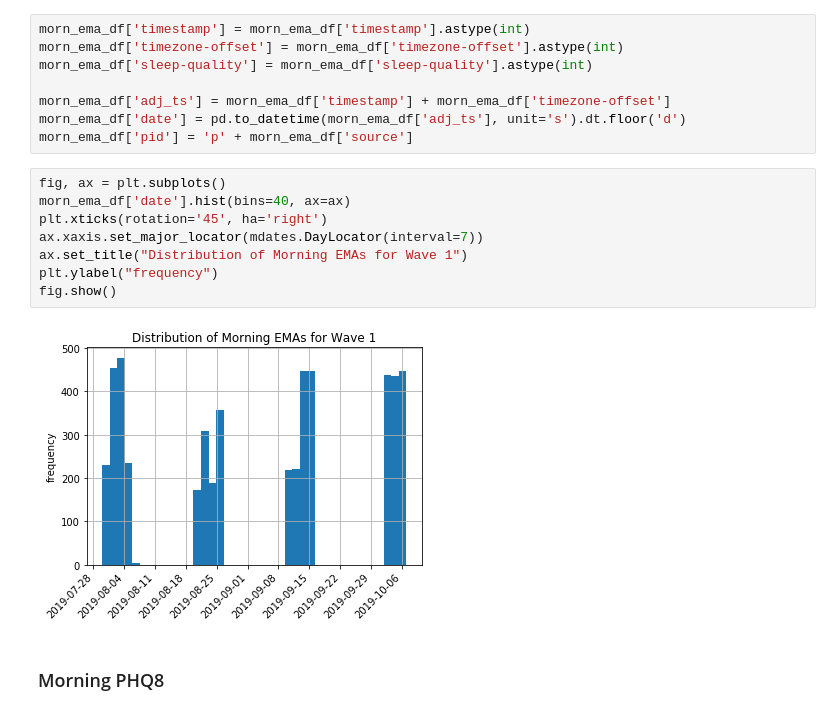
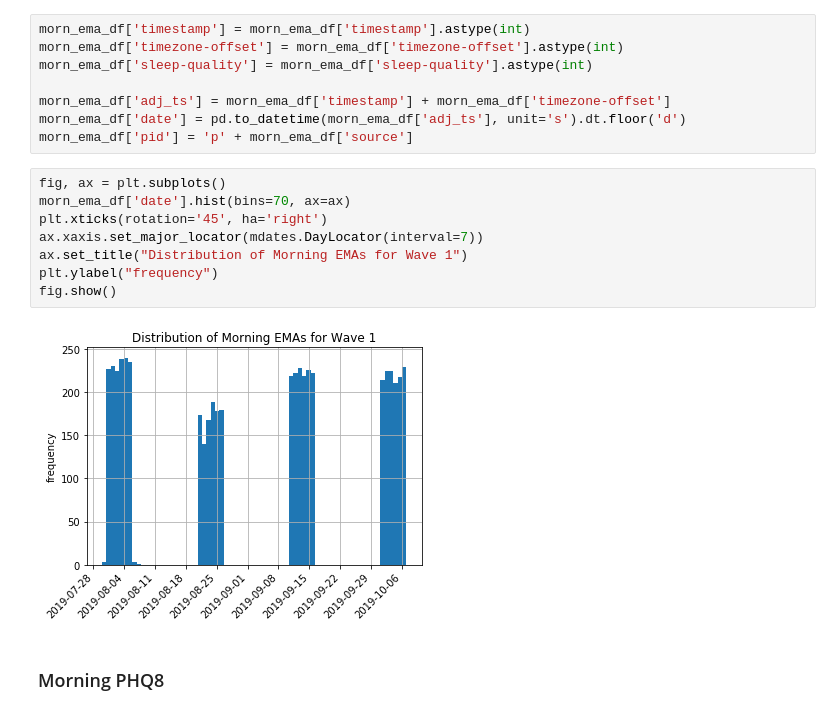
Before and after one commit to tliu526/lifesense, a Jupyter notebook: lifesense_ema_missingness.ipynb, the cells around one changed output. Cells and saved outputs as stored; diff of their text form.

```diff
--- a/lifesense_ema_missingness.ipynb
+++ b/lifesense_ema_missingness.ipynb
@@ -66,14 +66,14 @@ morn_ema_df['date'] = pd.to_datetime(morn_ema_df['adj_ts'], unit='s').dt.floor('
 morn_ema_df['pid'] = 'p' + morn_ema_df['source']
 # %%
 fig, ax = plt.subplots()
-morn_ema_df['date'].hist(bins=40, ax=ax)
+morn_ema_df['date'].hist(bins=70, ax=ax)
 plt.xticks(rotation='45', ha='right')
 ax.xaxis.set_major_locator(mdates.DayLocator(interval=7))
 ax.set_title("Distribution of Morning EMAs for Wave 1")
 plt.ylabel("frequency")
 fig.show()
 # %% [output]
-[figure, old version]
+[figure, new version]
 # %% [markdown]
 ### Morning PHQ8
 # %%
```
Also changed, not shown: parts of 19 cells of this notebook.
